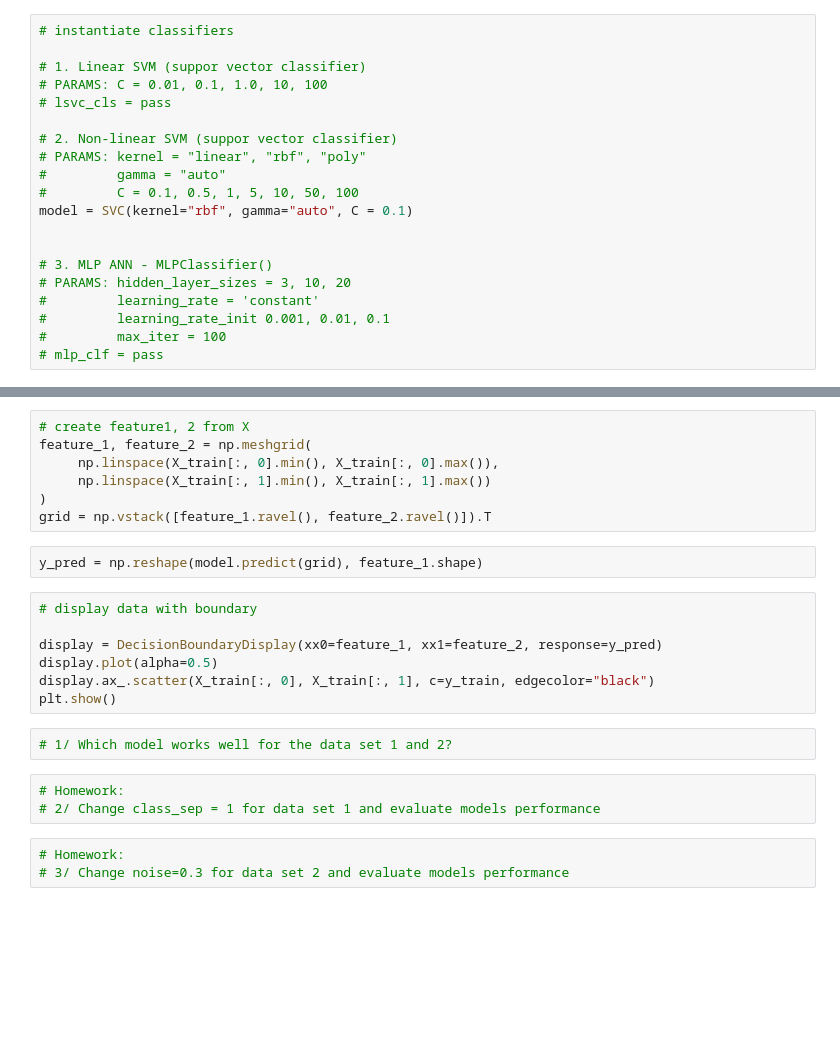
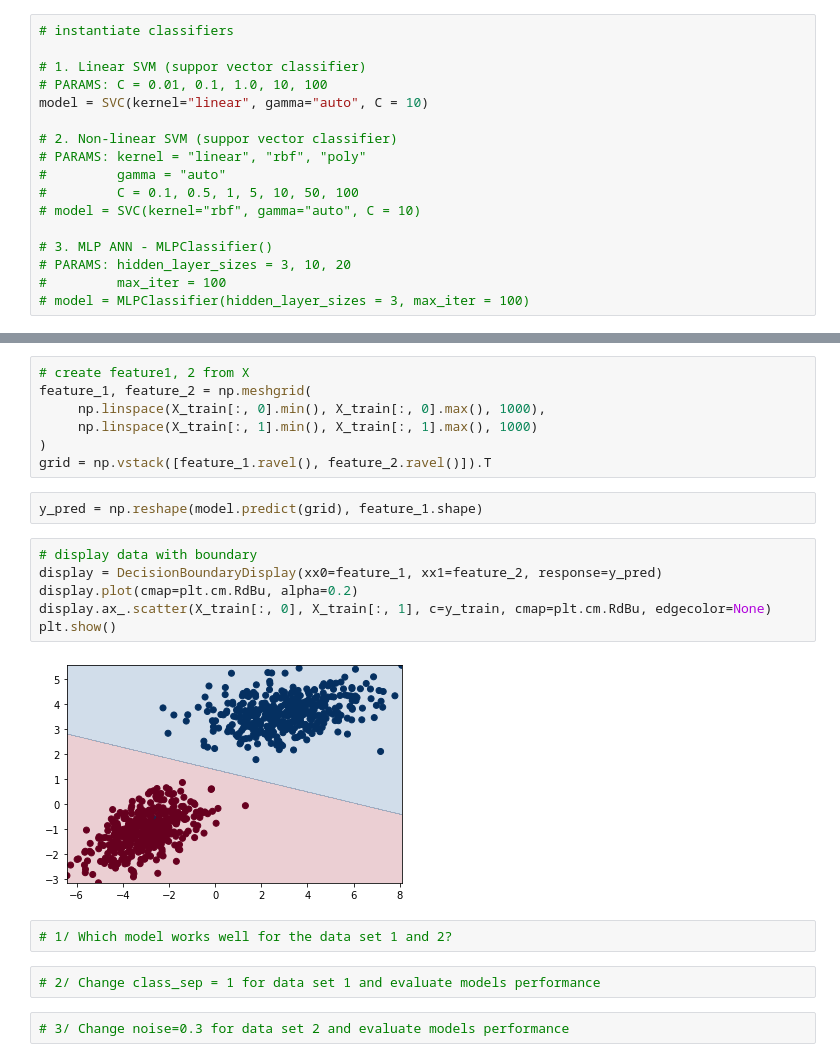
Before and after one commit to suskovajulia/machine_learning_geosciences, a Jupyter notebook: 04_Fundamental_models/04_cls_problems_exercises.ipynb, the cells around one changed output, grey strips where cells are left out. Drawn from its saved outputs; the diff is of its cells as text; blank space fills up the shorter version.

```diff
--- a/04_Fundamental_models/04_cls_problems_exercises.ipynb
+++ b/04_Fundamental_models/04_cls_problems_exercises.ipynb
@@ -97,21 +116,18 @@ y_train.shape
 
 # 1. Linear SVM (suppor vector classifier)
 # PARAMS: C = 0.01, 0.1, 1.0, 10, 100
-# lsvc_cls = pass
+model = SVC(kernel="linear", gamma="auto", C = 10)
 
 # 2. Non-linear SVM (suppor vector classifier)
 # PARAMS: kernel = "linear", "rbf", "poly"
 #         gamma = "auto"
 #         C = 0.1, 0.5, 1, 5, 10, 50, 100
-model = SVC(kernel="rbf", gamma="auto", C = 0.1)
-
+# model = SVC(kernel="rbf", gamma="auto", C = 10)
 
 # 3. MLP ANN - MLPClassifier()
 # PARAMS: hidden_layer_sizes = 3, 10, 20
-#         learning_rate = 'constant'
-#         learning_rate_init 0.001, 0.01, 0.1
 #         max_iter = 100
-# mlp_clf = pass
+# model = MLPClassifier(hidden_layer_sizes = 3, max_iter = 100)
 # %% [markdown]
 ## Fit model
 # %%
@@ -131,24 +153,23 @@ model.score(X_test, y_test)
 # %%
 # create feature1, 2 from X
 feature_1, feature_2 = np.meshgrid(
-     np.linspace(X_train[:, 0].min(), X_train[:, 0].max()),
-     np.linspace(X_train[:, 1].min(), X_train[:, 1].max())
+     np.linspace(X_train[:, 0].min(), X_train[:, 0].max(), 1000),
+     np.linspace(X_train[:, 1].min(), X_train[:, 1].max(), 1000)
 )
 grid = np.vstack([feature_1.ravel(), feature_2.ravel()]).T
 # %%
 y_pred = np.reshape(model.predict(grid), feature_1.shape)
 # %%
 # display data with boundary
-
 display = DecisionBoundaryDisplay(xx0=feature_1, xx1=feature_2, response=y_pred)
-display.plot(alpha=0.5)
-display.ax_.scatter(X_train[:, 0], X_train[:, 1], c=y_train, edgecolor="black")
+display.plot(cmap=plt.cm.RdBu, alpha=0.2)
+display.ax_.scatter(X_train[:, 0], X_train[:, 1], c=y_train, cmap=plt.cm.RdBu, edgecolor=None)
 plt.show()
+# %% [output]
+[figure, added]
 # %%
 # 1/ Which model works well for the data set 1 and 2?
 # %%
-# Homework:
 # 2/ Change class_sep = 1 for data set 1 and evaluate models performance
 # %%
-# Homework:
 # 3/ Change noise=0.3 for data set 2 and evaluate models performance
```
Also changed, not shown: parts of 12 cells of this notebook, 1 other file.
